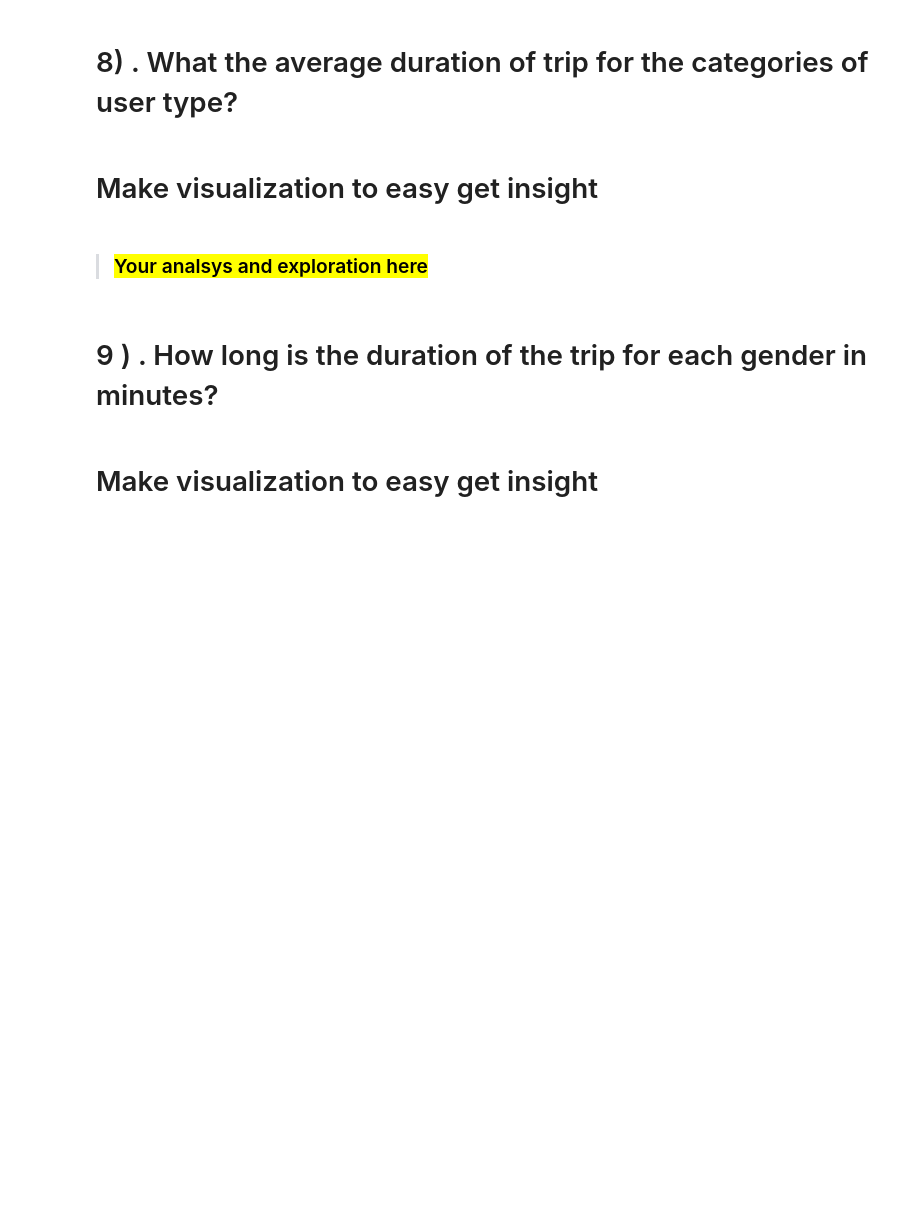
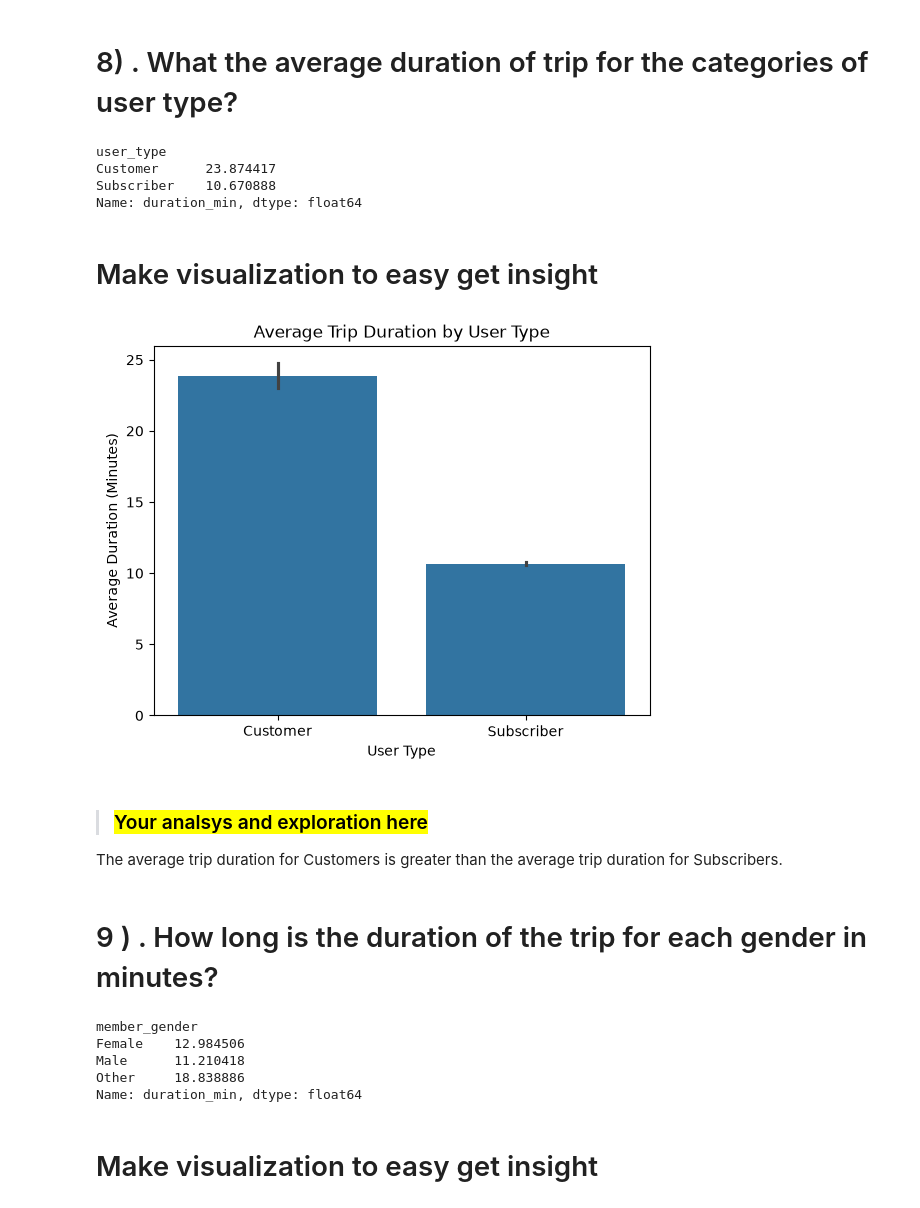
Before and after one commit to shahd-wassel/CA-R5-AIS2-S1, a Jupyter notebook: DATA PROCESSING/TASKS/final project/phase one/datasciece_Final_Project_phase_1_12.ipynb, the cells around one changed output. Saved outputs shown, nothing was run; the diff lists cells and outputs as text; code cells hidden in the pictures; blank space fills up the shorter version.

```diff
--- a/DATA PROCESSING/TASKS/final project/phase one/datasciece_Final_Project_phase_1_12.ipynb
+++ b/DATA PROCESSING/TASKS/final project/phase one/datasciece_Final_Project_phase_1_12.ipynb
@@ -462,15 +755,39 @@ Now let's investigate relationships between pairs of variables in our data.
 # <a id="8"> 8) . What the average duration of trip for the categories of user type?</a>
 # %%
 # Distribution of Age by user types
+
+df.groupby('user_type')['duration_min'].mean()
+# %% [output]
+user_type
+Customer      23.874417
+Subscriber    10.670888
+Name: duration_min, dtype: float64
 # %% [markdown]
 # Make visualization to easy get insight
+# %%
+sns.barplot(data=df, x='user_type', y='duration_min')
+
+plt.title('Average Trip Duration by User Type')
+plt.xlabel('User Type')
+plt.ylabel('Average Duration (Minutes)')
+plt.show()
+# %% [output]
+[figure, added]
 # %% [markdown]
 > ### <mark>Your analsys and exploration here </mark>
+The average trip duration for Customers is greater than the average trip duration for Subscribers.
 # %% [markdown]
 # <a id="9">    9 ) . How long is the duration of the trip for each gender in minutes?  </a>
 # %%
 # Make visualization to easy get insight
 
 # ------------------------Duration distribution by member gender
+df.groupby('member_gender')['duration_min'].mean()
+# %% [output]
+member_gender
+Female    12.984506
+Male      11.210418
+Other     18.838886
+Name: duration_min, dtype: float64
 # %% [markdown]
 # Make visualization to easy get insight
```
Also changed, not shown: parts of 46 cells of this notebook.
